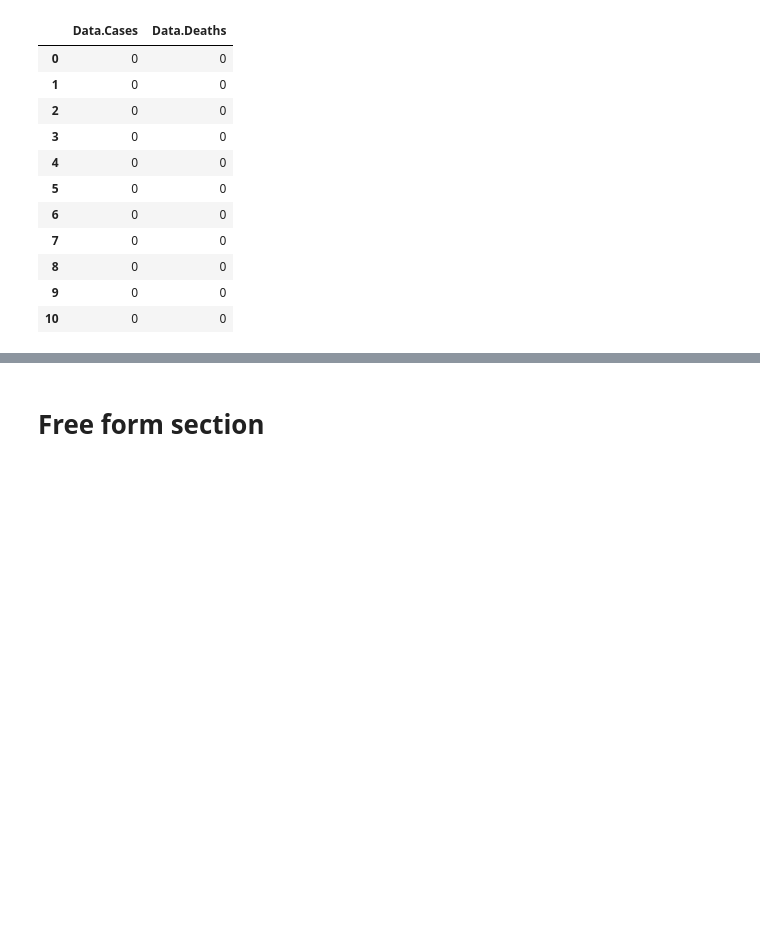
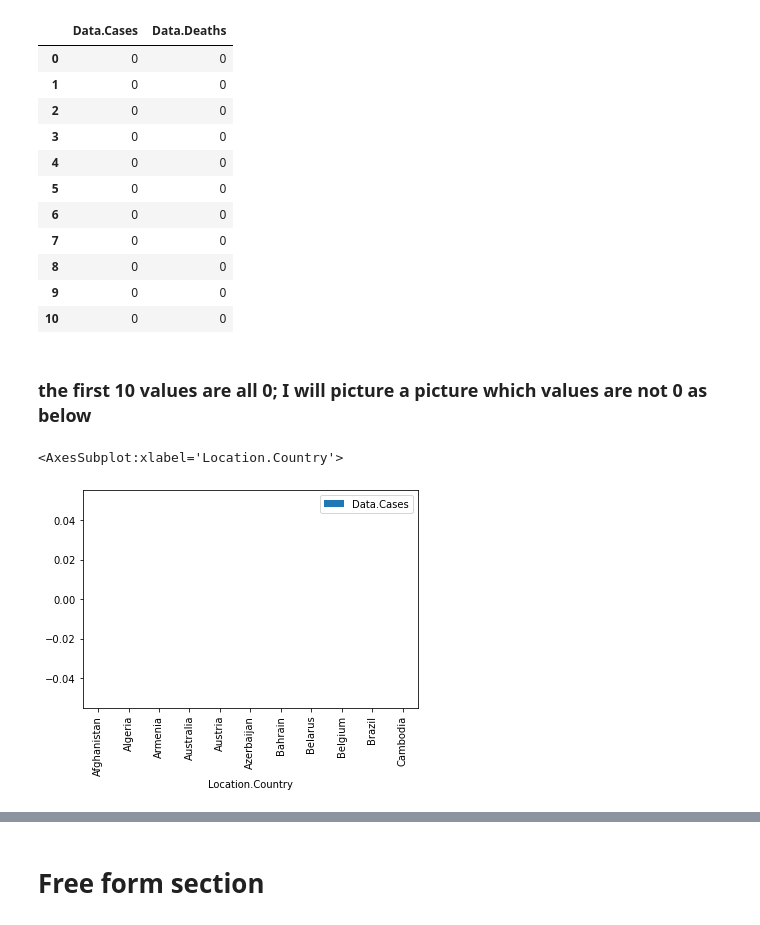
Before and after one commit to ollill0823/002.UCLA_extension_csx4501, a Jupyter notebook: W003/Assignment/Assignment03_Chen Wang.ipynb, the cells around one changed output, grey strips where cells are left out. Cells and saved outputs as stored; diff of their text form; code cells hidden in the pictures; blank space fills up the shorter version.

```diff
--- a/W003/Assignment/Assignment03_Chen Wang.ipynb
+++ b/W003/Assignment/Assignment03_Chen Wang.ipynb
@@ -170,6 +170,13 @@ covid_df.loc[[0,1,2,3,4,5,6,7,8,9,10],['Data.Cases','Data.Deaths']]
 | 8 | 0 | 0 |
 | 9 | 0 | 0 |
 | 10 | 0 | 0 |
+# %% [markdown]
+### the first 10 values are all 0; I will picture a picture which values are not 0 as below
 # %%
 # Assign the dataframe values from the previous cell into a new dataframe variable
 # and make a bar plot with the text values horizontally and the numeric values as the bar heights
+
+covid_df.loc[0:10,['Data.Cases','Location.Country']].plot(kind='bar',x='Location.Country')
+# %% [output]
+<AxesSubplot:xlabel='Location.Country'>
+[figure, added]
```
Also changed, not shown: parts of 20 cells of this notebook.
